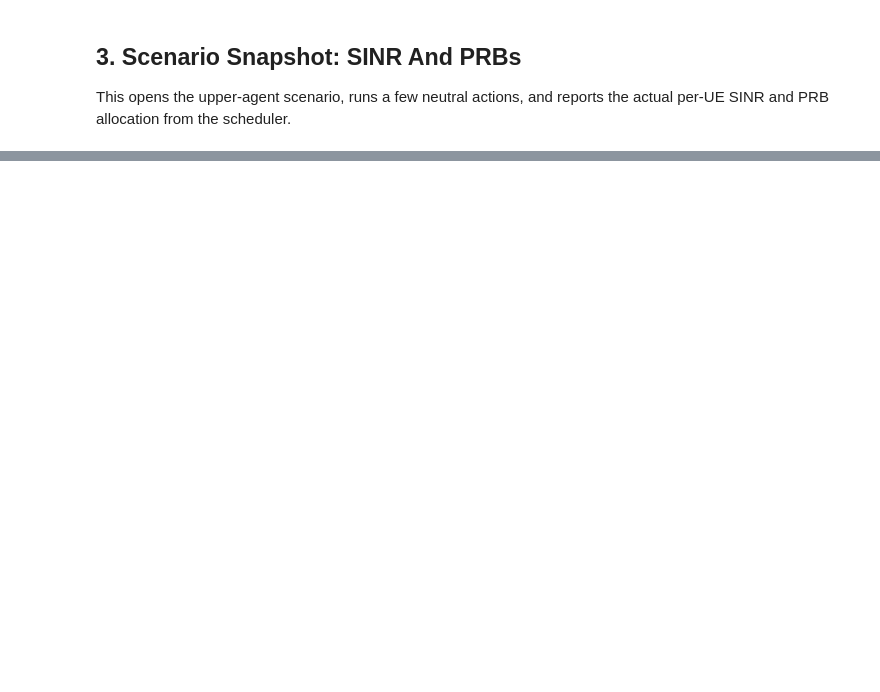
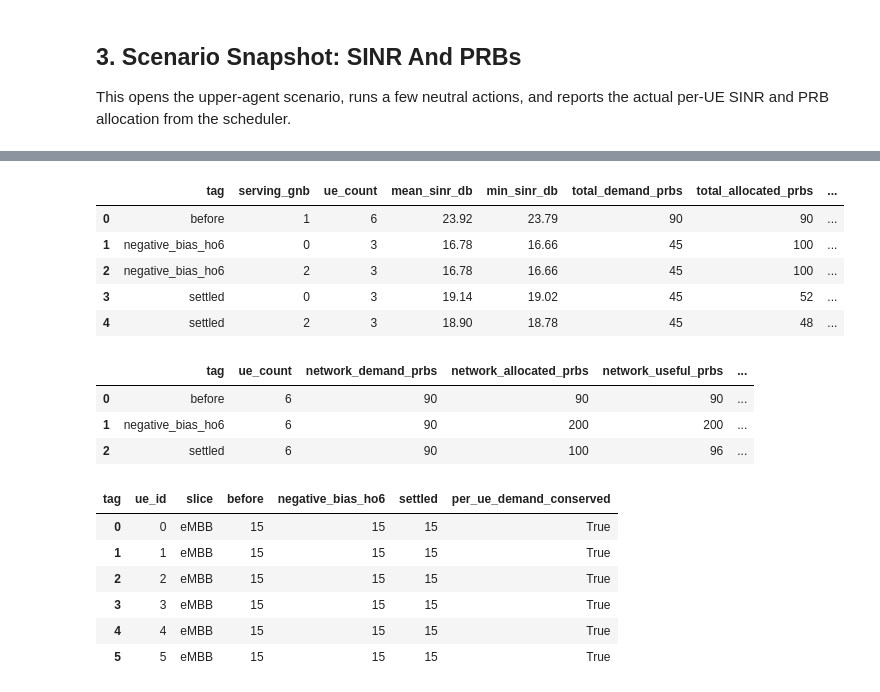
Before and after one commit to oussamaF01/Offset_HRL, a Jupyter notebook: notebooks/new_sinr_prb_radio_budget_check.ipynb, the cells around one changed output, grey strips where cells are left out. Saved outputs shown, nothing was run; the diff lists cells and outputs as text; code cells hidden in the pictures; blank space fills up the shorter version.

```diff
--- a/notebooks/new_sinr_prb_radio_budget_check.ipynb
+++ b/notebooks/new_sinr_prb_radio_budget_check.ipynb
@@ -343,3 +437,56 @@ per_ue_summary.round(2)
+# %%
+per_ue_summary = per_ue.groupby(['tag', 'serving_gnb']).agg(
+    ue_count=('ue_id', 'nunique'),
+    mean_sinr_db=('sinr_db', 'mean'),
+    min_sinr_db=('sinr_db', 'min'),
+    total_demand_prbs=('demand_prbs', 'sum'),
+    total_allocated_prbs=('allocated_prbs', 'sum'),
+    total_useful_prbs=('useful_prbs', 'sum'),
+).reset_index()
+
+network_prb_summary = per_ue.groupby('tag').agg(
+    ue_count=('ue_id', 'nunique'),
+    network_demand_prbs=('demand_prbs', 'sum'),
+    network_allocated_prbs=('allocated_prbs', 'sum'),
+    network_useful_prbs=('useful_prbs', 'sum'),
+).reset_index()
+network_prb_summary['demand_delta_vs_before'] = (
+    network_prb_summary['network_demand_prbs']
+    - float(network_prb_summary.loc[network_prb_summary['tag'] == 'before', 'network_demand_prbs'].iloc[0])
+)
+
+ue_demand_check = per_ue.pivot_table(
+    index=['ue_id', 'slice'],
+    columns='tag',
+    values='demand_prbs',
+    aggfunc='first',
+).reset_index()
+demand_cols = [c for c in ue_demand_check.columns if c not in ('ue_id', 'slice')]
+ue_demand_check['per_ue_demand_conserved'] = (
+    ue_demand_check[demand_cols].nunique(axis=1) == 1
+)
+
+display(per_ue_summary.round(2))
+display(network_prb_summary.round(2))
+display(ue_demand_check)
+# %% [output]
+|  | tag | serving_gnb | ue_count | mean_sinr_db | min_sinr_db | total_demand_prbs | total_allocated_prbs | ... |
+| 0 | before | 1 | 6 | 23.92 | 23.79 | 90 | 90 | ... |
+| 1 | negative_bias_ho6 | 0 | 3 | 16.78 | 16.66 | 45 | 100 | ... |
+| 2 | negative_bias_ho6 | 2 | 3 | 16.78 | 16.66 | 45 | 100 | ... |
+| 3 | settled | 0 | 3 | 19.14 | 19.02 | 45 | 52 | ... |
+| 4 | settled | 2 | 3 | 18.90 | 18.78 | 45 | 48 | ... |
+|  | tag | ue_count | network_demand_prbs | network_allocated_prbs | network_useful_prbs | ... |
+| 0 | before | 6 | 90 | 90 | 90 | ... |
+| 1 | negative_bias_ho6 | 6 | 90 | 200 | 200 | ... |
+| 2 | settled | 6 | 90 | 100 | 96 | ... |
+| tag | ue_id | slice | before | negative_bias_ho6 | settled | per_ue_demand_conserved |
+| 0 | 0 | eMBB | 15 | 15 | 15 | True |
+| 1 | 1 | eMBB | 15 | 15 | 15 | True |
+| 2 | 2 | eMBB | 15 | 15 | 15 | True |
+| 3 | 3 | eMBB | 15 | 15 | 15 | True |
+| 4 | 4 | eMBB | 15 | 15 | 15 | True |
+| 5 | 5 | eMBB | 15 | 15 | 15 | True |
 # %%
 fig, axes = plt.subplots(1, 3, figsize=(15, 4.5), sharex=True, sharey=True, constrained_layout=True)
 tags = list(per_ue.sort_values('control_step')['tag'].drop_duplicates())
```
Also changed, not shown: parts of 15 cells of this notebook, 30 other files.
